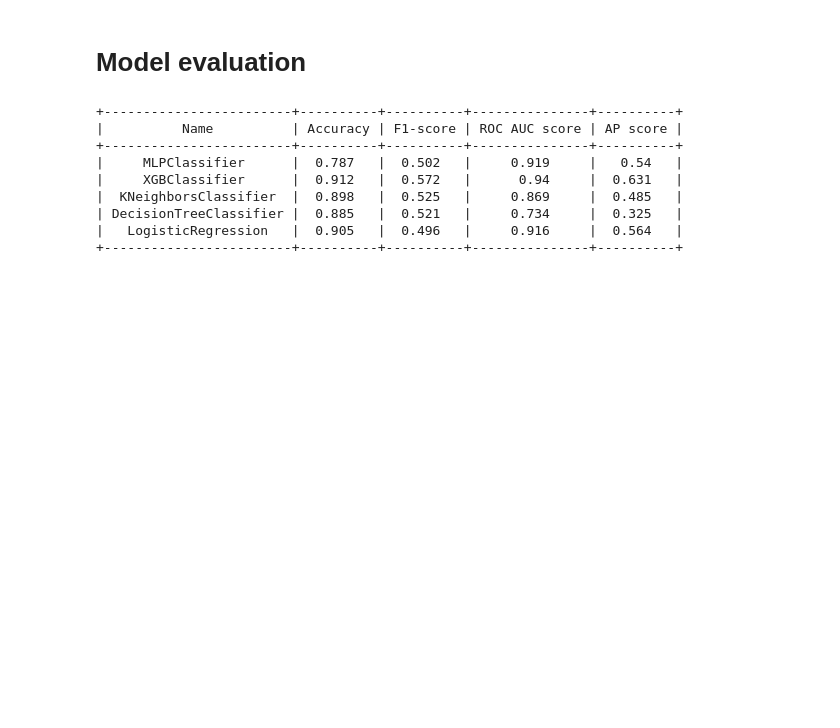
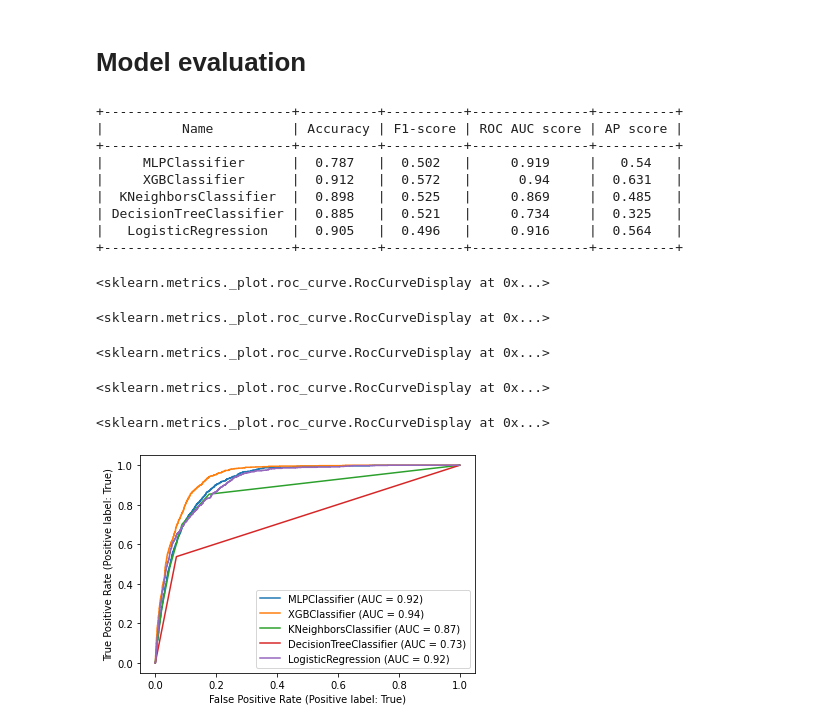
Before and after one commit to hdushan/optus_u_ai_ml_assignment, a Jupyter notebook: assignment.ipynb, the cells around one changed output. Saved outputs shown, nothing was run; the diff lists cells and outputs as text; code cells hidden in the pictures; blank space fills up the shorter version.

```diff
--- a/assignment.ipynb
+++ b/assignment.ipynb
@@ -557,3 +557,15 @@ print(evalTable)
 | DecisionTreeClassifier |  0.885   |  0.521   |     0.734     |  0.325   |
 |   LogisticRegression   |  0.905   |  0.496   |     0.916     |  0.564   |
 +------------------------+----------+----------+---------------+----------+
+# %%
+# Plot the ROC curves
+all_axes = plt.gca()
+for i in classifiers:
+    metrics.plot_roc_curve(i, X_test, y_test, ax=all_axes)
+# %% [output]
+<sklearn.metrics._plot.roc_curve.RocCurveDisplay at 0x...>
+<sklearn.metrics._plot.roc_curve.RocCurveDisplay at 0x...>
+<sklearn.metrics._plot.roc_curve.RocCurveDisplay at 0x...>
+<sklearn.metrics._plot.roc_curve.RocCurveDisplay at 0x...>
+<sklearn.metrics._plot.roc_curve.RocCurveDisplay at 0x...>
+[figure, added]
```
Also changed, not shown: parts of 6 cells of this notebook.
